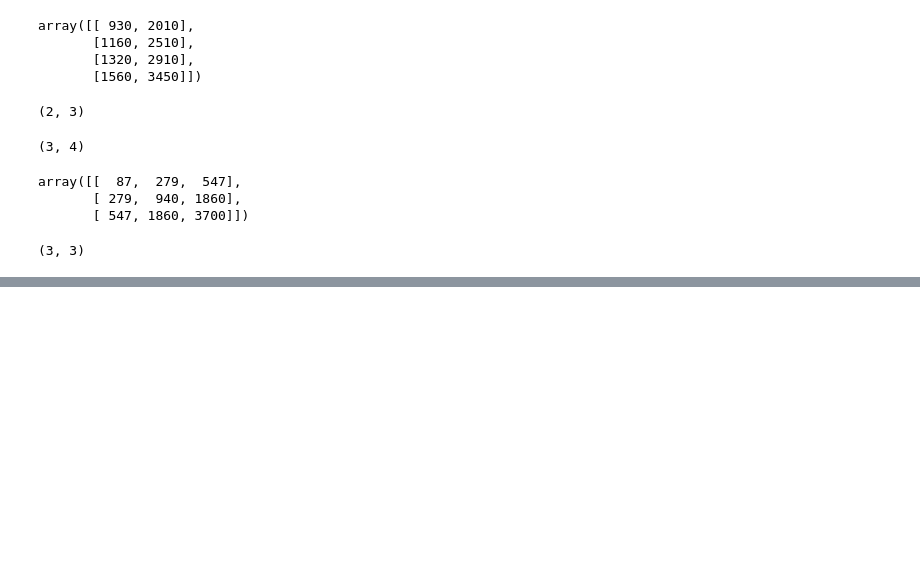
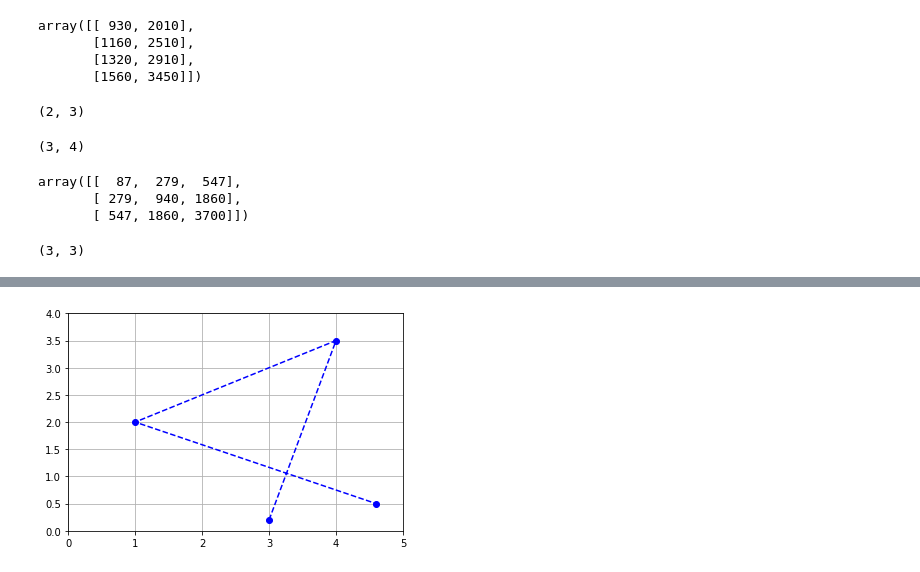
Before and after one commit to arti1117/making-tars, a Jupyter notebook: handson-ml2/math_linear_algebra.ipynb, the cells around one changed output, grey strips where cells are left out. Saved outputs shown, nothing was run; the diff lists cells and outputs as text; code cells hidden in the pictures; blank space fills up the shorter version.

```diff
--- a/handson-ml2/math_linear_algebra.ipynb
+++ b/handson-ml2/math_linear_algebra.ipynb
@@ -624,0 +670,8 @@ DdotT.shape
+# %%
+plt.plot(x_coords_P, y_coords_P, "bo")
+plt.plot(x_coords_P, y_coords_P, "b--")
+plt.axis([0, 5, 0, 4])
+plt.grid()
+plt.show()
+# %% [output]
+[figure, added]
```
Also changed, not shown: parts of 16 cells of this notebook.
